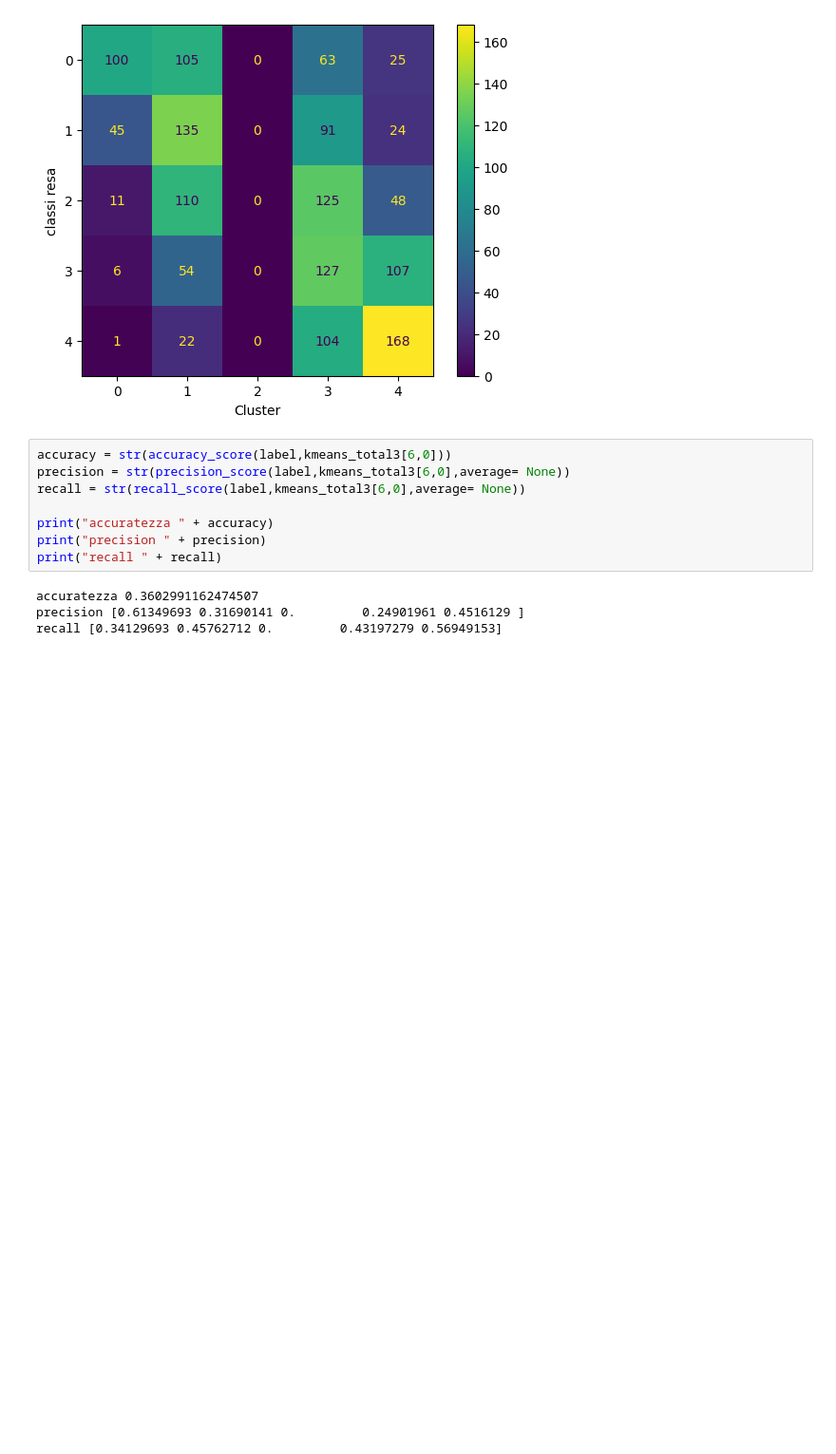
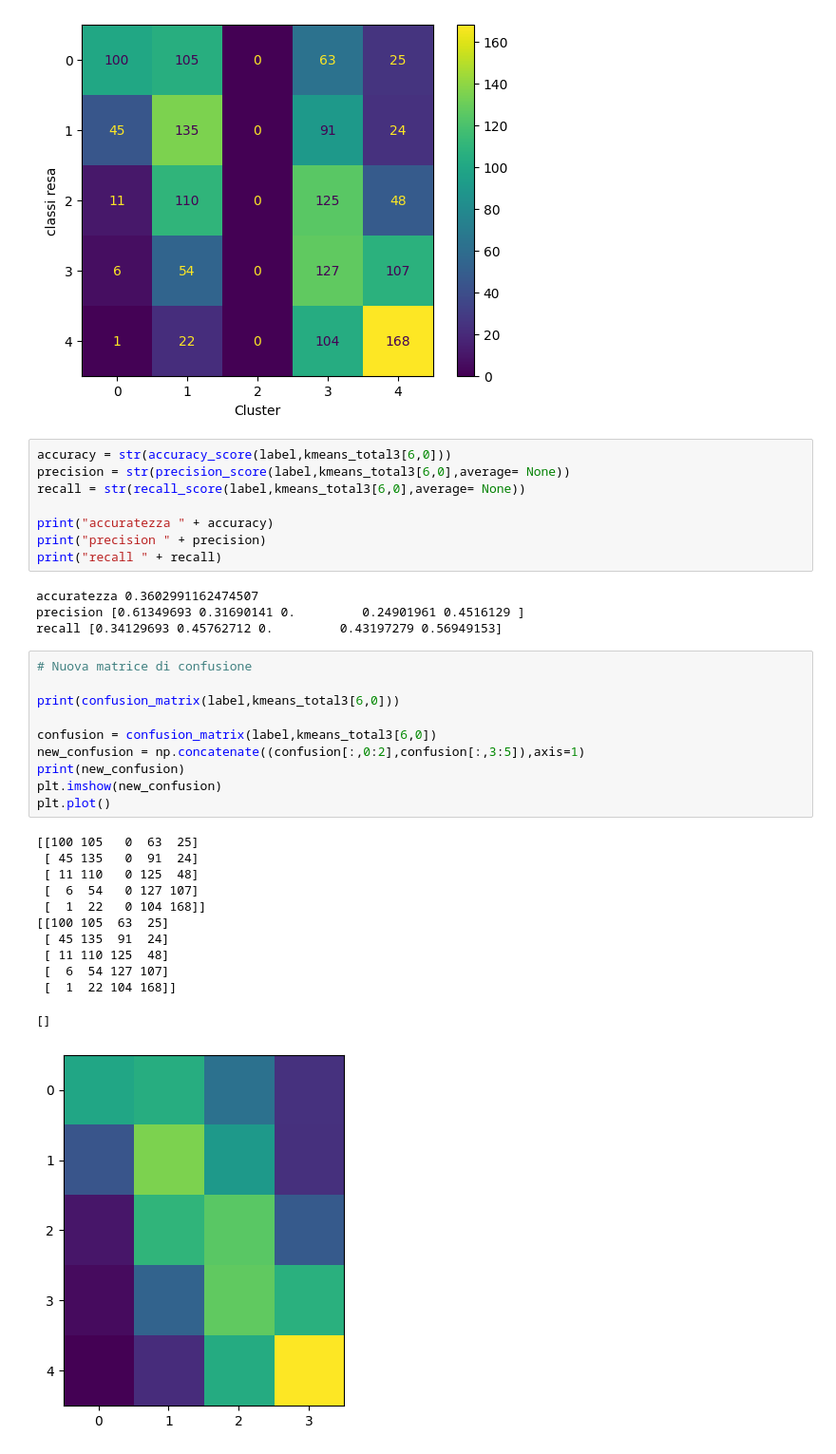
Before and after one commit to Simone-Scalella/BigDataProject, a Jupyter notebook: single_window.ipynb, the cells around one changed output. Shown at 95% size. Saved outputs shown, nothing was run; the diff lists cells and outputs as text; blank space fills up the shorter version.

```diff
--- a/single_window.ipynb
+++ b/single_window.ipynb
@@ -180,3 +181,26 @@ print("recall " + recall)
 accuratezza 0.3602991162474507
 precision [0.61349693 0.31690141 0.         0.24901961 0.4516129 ]
 recall [0.34129693 0.45762712 0.         0.43197279 0.56949153]
+# %%
+# Nuova matrice di confusione
+
+print(confusion_matrix(label,kmeans_total3[6,0]))
+
+confusion = confusion_matrix(label,kmeans_total3[6,0])
+new_confusion = np.concatenate((confusion[:,0:2],confusion[:,3:5]),axis=1)
+print(new_confusion)
+plt.imshow(new_confusion)
+plt.plot()
+# %% [output]
+[[100 105   0  63  25]
+ [ 45 135   0  91  24]
+ [ 11 110   0 125  48]
+ [  6  54   0 127 107]
+ [  1  22   0 104 168]]
+[[100 105  63  25]
+ [ 45 135  91  24]
+ [ 11 110 125  48]
+ [  6  54 127 107]
+ [  1  22 104 168]]
+[]
+[figure, added]
```
Also changed, not shown: parts of 2 cells of this notebook.
